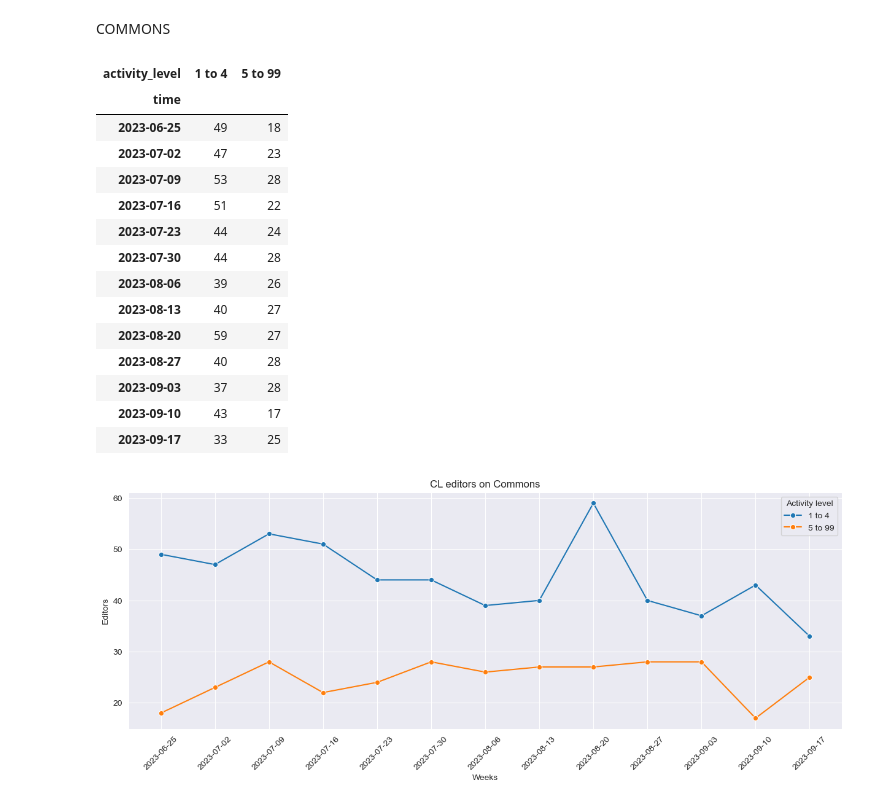
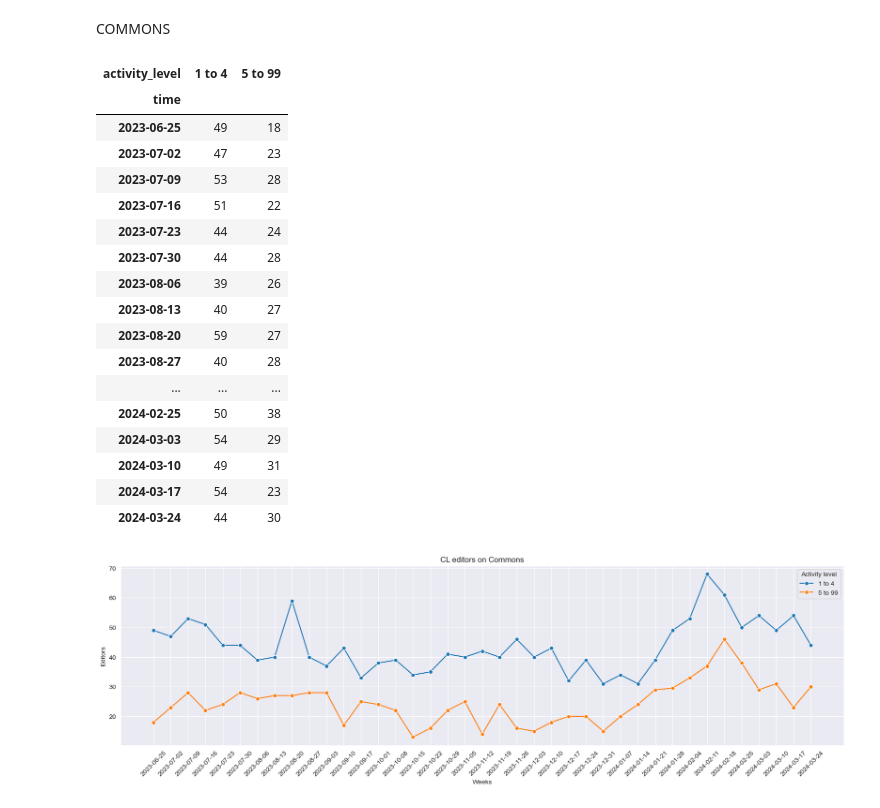
Before and after one commit to Soylacarli/Geoeditors, a Jupyter notebook: geoeditors_weekly.ipynb, the cells around one changed output. Cells and saved outputs as stored; diff of their text form; code cells hidden in the pictures.

```diff
--- a/geoeditors_weekly.ipynb
+++ b/geoeditors_weekly.ipynb
@@ -96,0 +117,15 @@ eswiki
+# %%
+eswiki['editors'] = pd.to_numeric(eswiki['editors'], errors='coerce')
+sns.set_style("darkgrid")
+plt.figure(figsize=(20, 5))
+
+for level in user_level:
+    subset = eswiki[eswiki.activity_level == level]
+    sns.lineplot(data=subset, x="time", y="editors", label=level, marker="o")
+
+plt.xticks(rotation=45)
+plt.xlabel('Weeks')
+plt.ylabel('Editors')
+plt.title('CL editors on eswiki')
+plt.legend(title='Activity level')
+plt.show()
@@ -118,15 +159,16 @@ eswiki_editores
 # %%
+eswiki['edits'] = pd.to_numeric(eswiki['edits'], errors='coerce')
 sns.set_style("darkgrid")
+plt.figure(figsize=(20, 5))
 
-plt.figure(figsize=(10, 5))
 for level in user_level:
     subset = eswiki[eswiki.activity_level == level]
-    sns.lineplot(data=subset, x="time", y="editors", label=level, marker="o")
+    sns.lineplot(data=subset, x="time", y="edits", label=level, marker="o")
 
 plt.xticks(rotation=45)
 plt.xlabel('Weeks')
-plt.ylabel('Editors')
-plt.title('CL editors on eswiki')
+plt.ylabel('Edits')
+plt.title('CL edits on eswiki')
 plt.legend(title='Activity level')
 plt.show()
 # %% [output]
@@ -222,7 +205,8 @@ wikidata_editores
 # %%
+wikidata['editors'] = pd.to_numeric(wikidata['editors'], errors='coerce')
+
 sns.set_style("darkgrid")
-
-plt.figure(figsize=(10, 5))
+plt.figure(figsize=(20, 5))
 for level in user_level:
     subset = wikidata[wikidata.activity_level == level]
     sns.lineplot(data=subset, x="time", y="editors", label=level, marker="o")
@@ -259,7 +245,8 @@ wikidata_edits
 # %%
+wikidata['edits'] = pd.to_numeric(wikidata['edits'], errors='coerce')
+
 sns.set_style("darkgrid")
-
-plt.figure(figsize=(10, 5))
+plt.figure(figsize=(20, 5))
 for level in user_level:
     subset = wikidata[wikidata.activity_level == level]
     sns.lineplot(data=subset, x="time", y="edits", label=level, marker="o")
@@ -304,7 +268,6 @@ commons = commons.sort_values(by="time")
 # %%
 ##### Editores #####
-
-commons_editores = commons.pivot(index='time', columns='activity_level', values='editors')
+commons_editores = commons_filtered.pivot(index='time', columns='activity_level', values='editors')
 commons_editores
 # %% [output]
 | activity_level | 1 to 4 | 5 to 99 |
@@ -319,25 +282,29 @@ commons_editores
 | 2023-08-13 | 40 | 27 |
 | 2023-08-20 | 59 | 27 |
 | 2023-08-27 | 40 | 28 |
-| 2023-09-03 | 37 | 28 |
-| 2023-09-10 | 43 | 17 |
-| 2023-09-17 | 33 | 25 |
+| ... | ... | ... |
+| 2024-02-25 | 50 | 38 |
+| 2024-03-03 | 54 | 29 |
+| 2024-03-10 | 49 | 31 |
+| 2024-03-17 | 54 | 23 |
+| 2024-03-24 | 44 | 30 |
 # %%
+commons['editors'] = pd.to_numeric(commons['editors'], errors='coerce')
+
 sns.set_style("darkgrid")
-
-plt.figure(figsize=(15, 5))
+plt.figure(figsize=(20, 5))
 
 for level in user_level:
     subset = commons[commons.activity_level == level]
     sns.lineplot(data=subset, x="time", y="editors", label=level, marker="o")
 
 plt.xticks(rotation=45)
 plt.xlabel('Weeks')
 plt.ylabel('Editors')
 plt.title('CL editors on Commons')
 plt.legend(title='Activity level')
 plt.show()
 # %% [output]
-[figure, old version]
+[figure, new version]
 # %%
 ##### Ediciones #####
```
Also changed, not shown: parts of 26 cells of this notebook, 1 other file.
